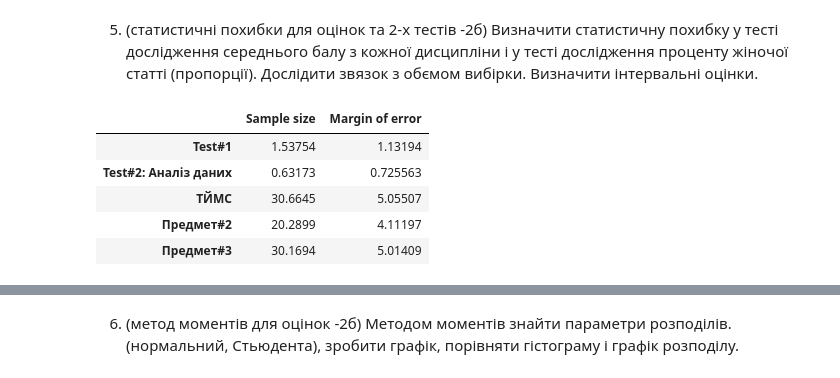
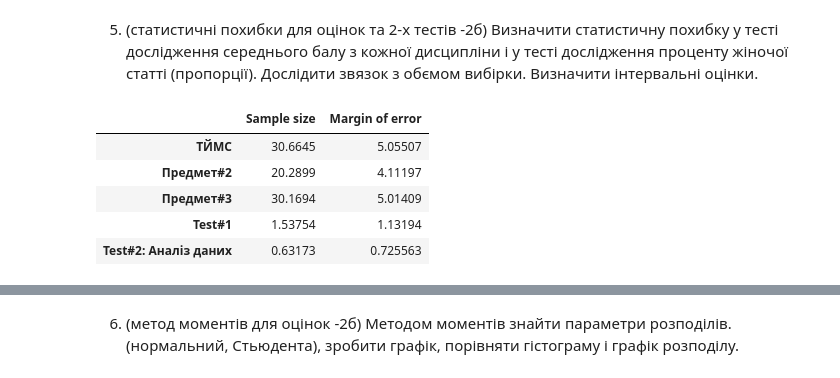
Before and after one commit to EddieKro/Data-Analysis, a Jupyter notebook: projects/poll/PM4_EDA.ipynb, the cells around one changed output, grey strips where cells are left out. Drawn from its saved outputs; the diff is of its cells as text; code cells hidden in the pictures.

```diff
--- a/projects/poll/PM4_EDA.ipynb
+++ b/projects/poll/PM4_EDA.ipynb
@@ -220,16 +220,18 @@ data[grade_cols].mean().plot(figsize=(15,5),kind='barh')
 <matplotlib.axes._subplots.AxesSubplot at 0x...>
 [figure]
 # %%
-fig, axs = plt.subplots(2,3,figsize = (16,8))
-fig.suptitle("Marks' histograms & EDF",fontsize=14)
+fig, axs = plt.subplots(3,3,figsize = (16,12))
+fig.suptitle("Marks' Histograms, cumulative histograms & EDF",fontsize=14)
 for i,col in enumerate(grade_cols):
-    data[col].plot(kind='hist',cumulative=True,density=True,ax=axs[0,i])
+    data[col].plot(kind='hist',ax=axs[0,i])
+
+    data[col].plot(kind='hist',cumulative=True,density=True,ax=axs[1,i])
     percentiles = np.percentile(data[col], [25, 50, 75])
-    axs[0,i].vlines(percentiles, ymin=0, ymax=1, color='y')
+    axs[1,i].vlines(percentiles, ymin=0, ymax=1, color='y')
 
     n =data[col].shape[0]
-    axs[1,i].scatter(np.sort(data[col]), np.arange(1, n+1) / n)
-    axs[1,i].set_title('ECDF')
+    axs[2,i].scatter(np.sort(data[col]), np.arange(1, n+1) / n)
+    axs[2,i].set_title('ECDF')
 
 fig.tight_layout(w_pad = 5,h_pad = 5)
 fig.subplots_adjust(top = 0.8)
@@ -238,6 +240,10 @@ fig.subplots_adjust(top = 0.8)
 # %% [markdown]
 3. (числові характеристики центральної тенденції та розкиду для оцінок та 2-х тестів — 2 б) Обчислити числові характеристики центральної тенденції та розкиду: вибіркове середнє, дисперсію, середньоквадратичне відхилення, моду, медіану, коефіцієнти асиметрії та ексцесу. Для обчислення застосувати табл.1 з прикладу 1.
 # %%
-pd.DataFrame([magic.mean(marks),magic.variance(marks),magic.stddev(marks),magic.mode(marks),magic.median(marks),magic.skewness(marks),magic.kurtosis(marks)],
+tests_cols = ['Test#1','Test#2: Аналіз даних']
+quant_cols = list(marks.columns) + tests_cols
+
+print('Характеристики центральної тенденції для оцінок та тестів')
+pd.DataFrame([magic.mean(data[quant_cols]),magic.variance(data[quant_cols]),magic.stddev(data[quant_cols]),magic.mode(data[quant_cols]),magic.median(data[quant_cols]),magic.skewness(data[quant_cols]),magic.kurtosis(data[quant_cols])],
              index=['mean','var','std','mode','median','skewness','kurtosis'])
 # %% [output]
@@ -268,22 +275,20 @@ for i,col in enumerate(cols):
 # %% [markdown]
 5. (статистичні похибки для оцінок та 2-х тестів -2б) Визначити статистичну похибку у тесті дослідження середнього балу з кожної дисципліни і у тесті дослідження проценту жіночої статті  (пропорції). Дослідити звязок з обємом вибірки. Визначити інтервальні оцінки.
 # %%
-tests_cols = ['Test#1','Test#2: Аналіз даних']
-moe_index = tests_cols+list(marks.columns)#moe: margin of error
-moe_columns = ["Sample size",'Margin of error']
+moe_columns = ["Sample size",'Margin of error']#moe: margin of error
 
-moe = pd.DataFrame(index=moe_index, columns=moe_columns)
-for col in moe_index:
+moe = pd.DataFrame(index=quant_cols, columns=moe_columns)
+for col in quant_cols:
     moe.loc[col]['Sample size'] = magic.sample_size_avg_score(magic.stddev(data[col]),5)
     moe.loc[col]['Margin of error']= magic.margin_of_error_avg_score(30,magic.stddev(data[col]))
 moe
 # %% [output]
 |  | Sample size | Margin of error |
-| Test#1 | 1.53754 | 1.13194 |
-| Test#2: Аналіз даних | 0.63173 | 0.725563 |
 | ТЙМС | 30.6645 | 5.05507 |
 | Предмет#2 | 20.2899 | 4.11197 |
 | Предмет#3 | 30.1694 | 5.01409 |
+| Test#1 | 1.53754 | 1.13194 |
+| Test#2: Аналіз даних | 0.63173 | 0.725563 |
 # %%
 gender_proportion = pd.DataFrame(index=['gender'],columns=moe_columns)
 gender_proportion.loc['gender']['Sample size'] = magic.sample_size_proportion(0.178,10/19)
```
Also changed, not shown: parts of 5 cells of this notebook.
